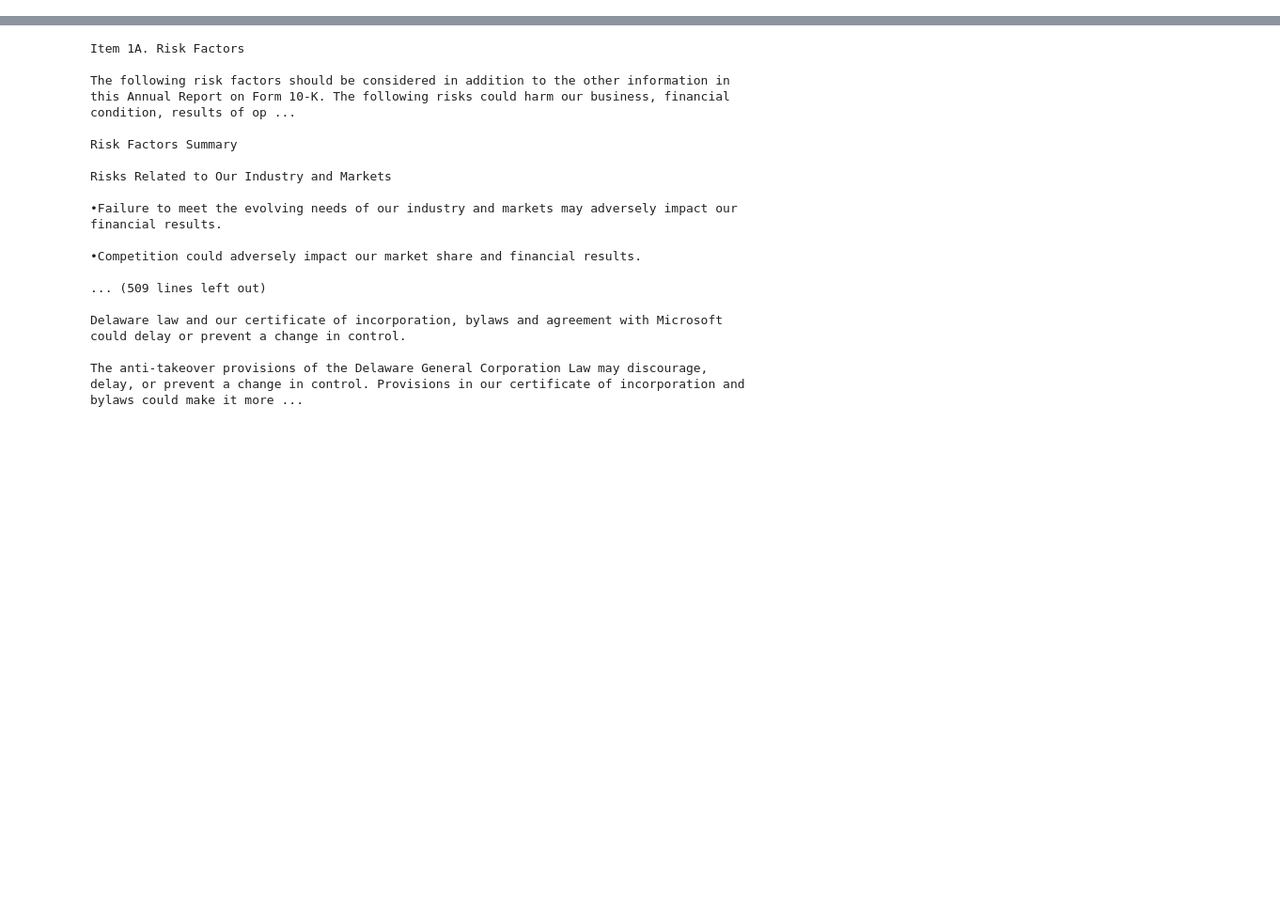
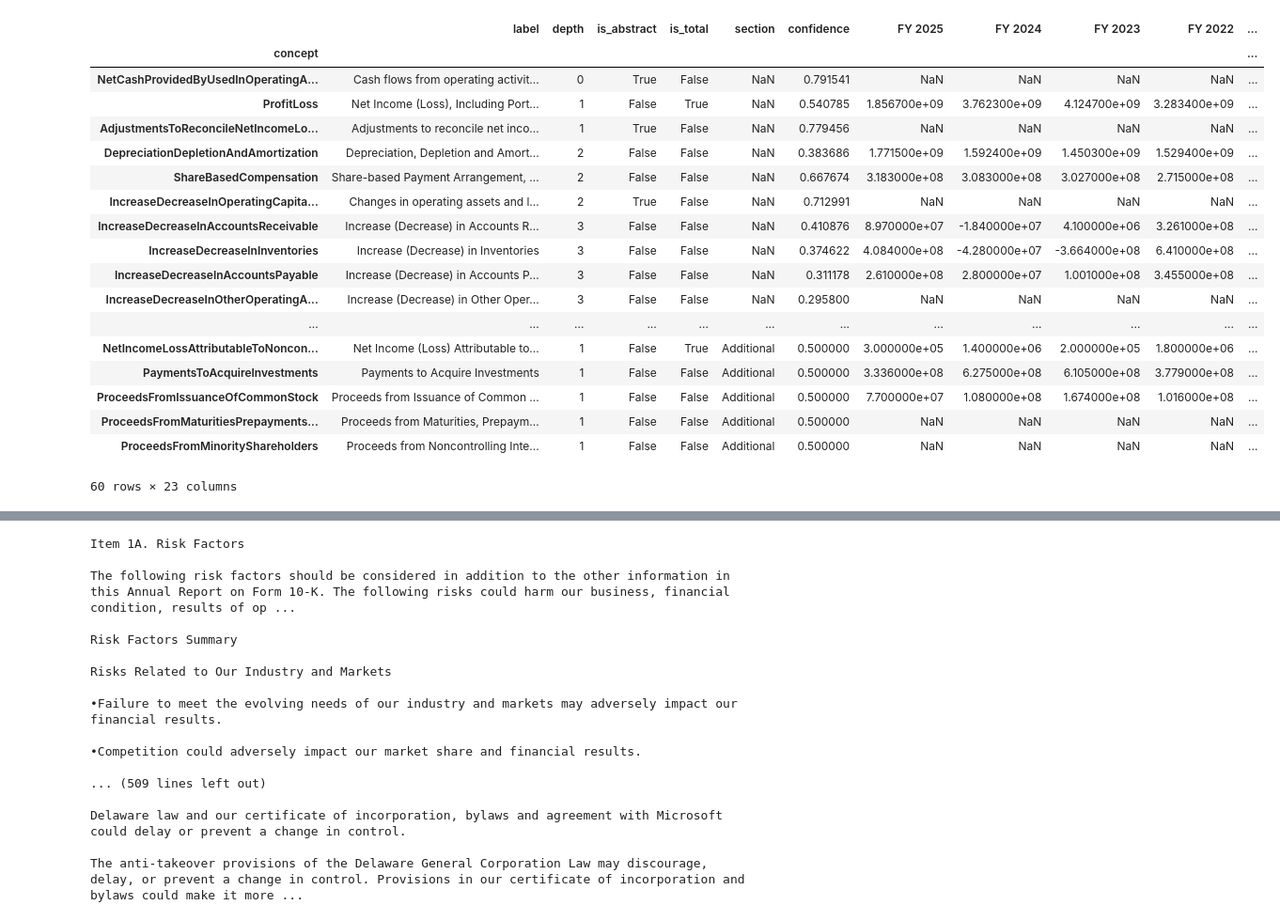
Before and after one commit to SachMax/earnings-catalyst-screener, a Jupyter notebook: md-note/edgar-test.ipynb, the cells around one changed output, grey strips where cells are left out. Shown at 94% size. Drawn from its saved outputs; the diff is of its cells as text; code cells hidden in the pictures; blank space fills up the shorter version.

```diff
--- a/md-note/edgar-test.ipynb
+++ b/md-note/edgar-test.ipynb
@@ -1,9 +1,30 @@
 # %%
 import edgar
 import pandas as pd
 edgar.set_identity("sachiomaximilliano166@gmail.com")
-nvda = edgar.Company("MSFT")
-tenk = nvda.get_filings(form="8-K")[0].obj()
+nvda = edgar.Company("SBUX")
+tenk = nvda.cashflow_statement(as_dataframe=True, periods=100000)
+tenk
+# %% [output]
+|  | label | depth | is_abstract | is_total | section | confidence | FY 2025 | FY 2024 | FY 2023 | FY 2022 | ... |
+| concept |  |  |  |  |  |  |  |  |  |  | ... |
+| NetCashProvidedByUsedInOperatingA... | Cash flows from operating activit... | 0 | True | False | NaN | 0.791541 | NaN | NaN | NaN | NaN | ... |
+| ProfitLoss | Net Income (Loss), Including Port... | 1 | False | True | NaN | 0.540785 | 1.856700e+09 | 3.762300e+09 | 4.124700e+09 | 3.283400e+09 | ... |
+| AdjustmentsToReconcileNetIncomeLo... | Adjustments to reconcile net inco... | 1 | True | False | NaN | 0.779456 | NaN | NaN | NaN | NaN | ... |
+| DepreciationDepletionAndAmortization | Depreciation, Depletion and Amort... | 2 | False | False | NaN | 0.383686 | 1.771500e+09 | 1.592400e+09 | 1.450300e+09 | 1.529400e+09 | ... |
+| ShareBasedCompensation | Share-based Payment Arrangement, ... | 2 | False | False | NaN | 0.667674 | 3.183000e+08 | 3.083000e+08 | 3.027000e+08 | 2.715000e+08 | ... |
+| IncreaseDecreaseInOperatingCapita... | Changes in operating assets and l... | 2 | True | False | NaN | 0.712991 | NaN | NaN | NaN | NaN | ... |
+| IncreaseDecreaseInAccountsReceivable | Increase (Decrease) in Accounts R... | 3 | False | False | NaN | 0.410876 | 8.970000e+07 | -1.840000e+07 | 4.100000e+06 | 3.261000e+08 | ... |
+| IncreaseDecreaseInInventories | Increase (Decrease) in Inventories | 3 | False | False | NaN | 0.374622 | 4.084000e+08 | -4.280000e+07 | -3.664000e+08 | 6.410000e+08 | ... |
+| IncreaseDecreaseInAccountsPayable | Increase (Decrease) in Accounts P... | 3 | False | False | NaN | 0.311178 | 2.610000e+08 | 2.800000e+07 | 1.001000e+08 | 3.455000e+08 | ... |
+| IncreaseDecreaseInOtherOperatingA... | Increase (Decrease) in Other Oper... | 3 | False | False | NaN | 0.295800 | NaN | NaN | NaN | NaN | ... |
+| ... | ... | ... | ... | ... | ... | ... | ... | ... | ... | ... | ... |
+| NetIncomeLossAttributableToNoncon... | Net Income (Loss) Attributable to... | 1 | False | True | Additional | 0.500000 | 3.000000e+05 | 1.400000e+06 | 2.000000e+05 | 1.800000e+06 | ... |
+| PaymentsToAcquireInvestments | Payments to Acquire Investments | 1 | False | False | Additional | 0.500000 | 3.336000e+08 | 6.275000e+08 | 6.105000e+08 | 3.779000e+08 | ... |
+| ProceedsFromIssuanceOfCommonStock | Proceeds from Issuance of Common ... | 1 | False | False | Additional | 0.500000 | 7.700000e+07 | 1.080000e+08 | 1.674000e+08 | 1.016000e+08 | ... |
+| ProceedsFromMaturitiesPrepayments... | Proceeds from Maturities, Prepaym... | 1 | False | False | Additional | 0.500000 | NaN | NaN | NaN | NaN | ... |
+| ProceedsFromMinorityShareholders | Proceeds from Noncontrolling Inte... | 1 | False | False | Additional | 0.500000 | NaN | NaN | NaN | NaN | ... |
+60 rows × 23 columns
 # %%
 print(tenk.income_statement)
 # %% [output]
```
Also changed, not shown: parts of 1 cell of this notebook, 12 other files.
